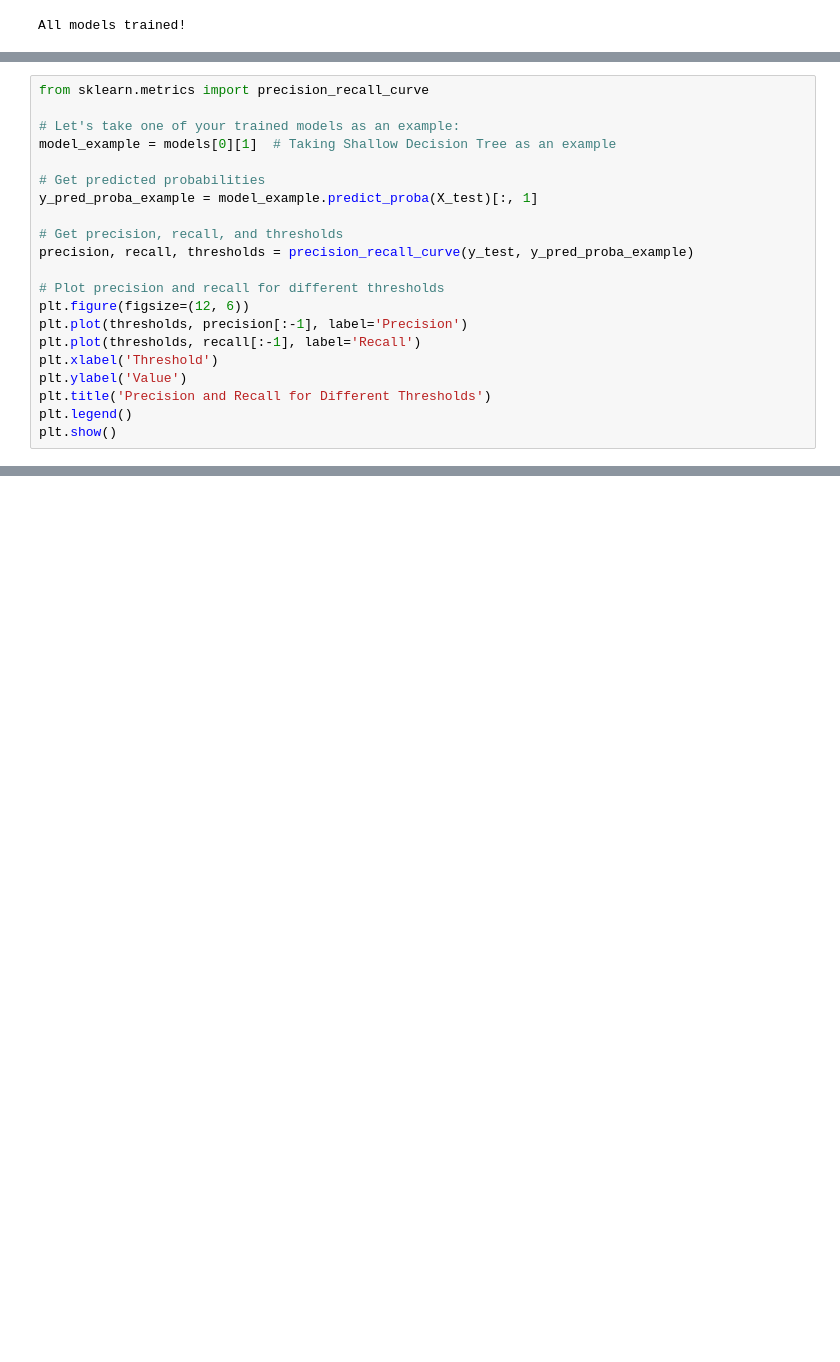
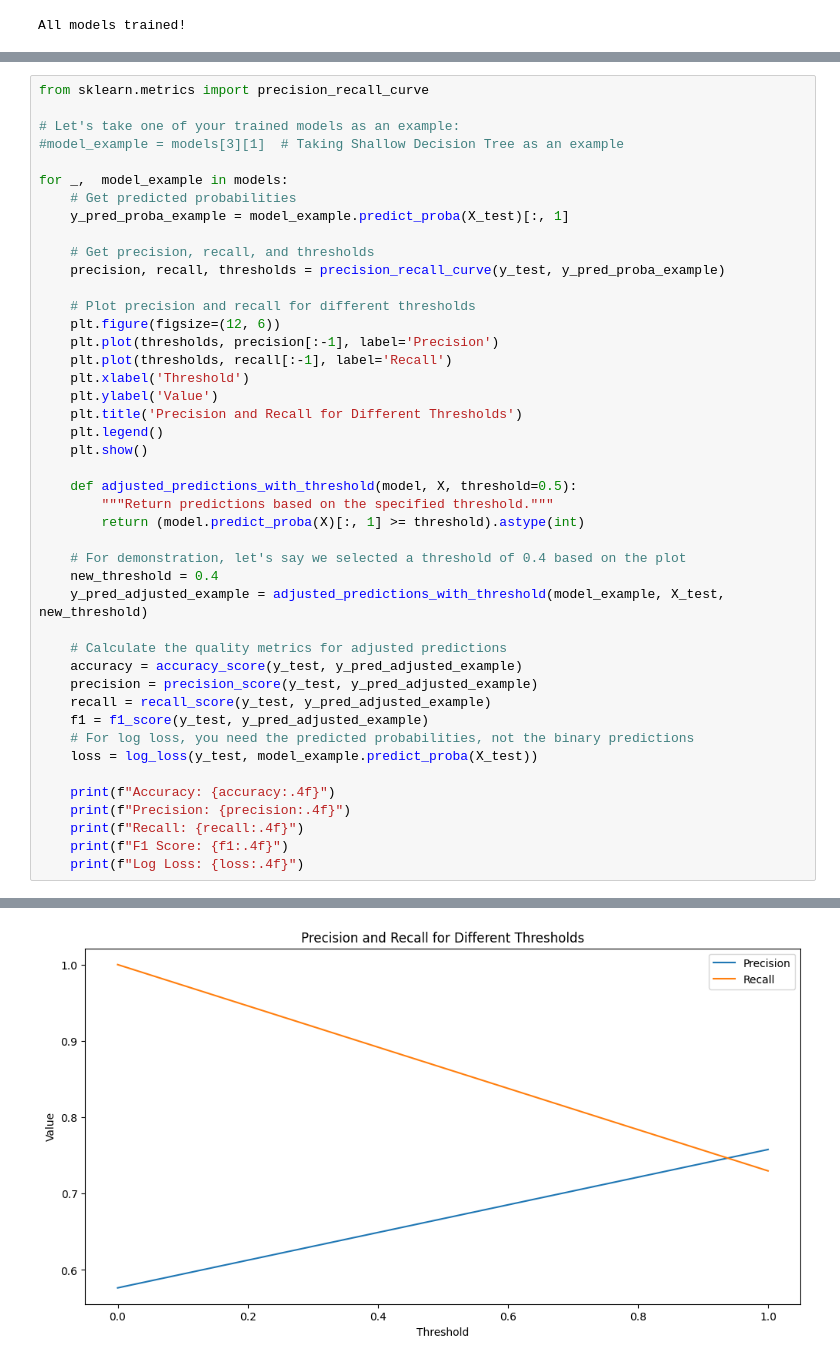
Before and after one commit to Eniark698/Machine-Learning, a Jupyter notebook: ToML/lab1.ipynb, the cells around one changed output, grey strips where cells are left out. Cells and saved outputs as stored; diff of their text form; blank space fills up the shorter version.

```diff
--- a/ToML/lab1.ipynb
+++ b/ToML/lab1.ipynb
@@ -188,22 +188,45 @@ print(results_adjusted_df)
 from sklearn.metrics import precision_recall_curve
 
 # Let's take one of your trained models as an example:
-model_example = models[0][1]  # Taking Shallow Decision Tree as an example
+#model_example = models[3][1]  # Taking Shallow Decision Tree as an example
 
-# Get predicted probabilities
-y_pred_proba_example = model_example.predict_proba(X_test)[:, 1]
+for _,  model_example in models:
+    # Get predicted probabilities
+    y_pred_proba_example = model_example.predict_proba(X_test)[:, 1]
 
-# Get precision, recall, and thresholds
-precision, recall, thresholds = precision_recall_curve(y_test, y_pred_proba_example)
+    # Get precision, recall, and thresholds
+    precision, recall, thresholds = precision_recall_curve(y_test, y_pred_proba_example)
 
-# Plot precision and recall for different thresholds
-plt.figure(figsize=(12, 6))
-plt.plot(thresholds, precision[:-1], label='Precision')
-plt.plot(thresholds, recall[:-1], label='Recall')
-plt.xlabel('Threshold')
-plt.ylabel('Value')
-plt.title('Precision and Recall for Different Thresholds')
-plt.legend()
-plt.show()
+    # Plot precision and recall for different thresholds
+    plt.figure(figsize=(12, 6))
+    plt.plot(thresholds, precision[:-1], label='Precision')
+    plt.plot(thresholds, recall[:-1], label='Recall')
+    plt.xlabel('Threshold')
+    plt.ylabel('Value')
+    plt.title('Precision and Recall for Different Thresholds')
+    plt.legend()
+    plt.show()
+
+    def adjusted_predictions_with_threshold(model, X, threshold=0.5):
+        """Return predictions based on the specified threshold."""
+        return (model.predict_proba(X)[:, 1] >= threshold).astype(int)
+
+    # For demonstration, let's say we selected a threshold of 0.4 based on the plot
+    new_threshold = 0.4
+    y_pred_adjusted_example = adjusted_predictions_with_threshold(model_example, X_test, new_threshold)
+
+    # Calculate the quality metrics for adjusted predictions
+    accuracy = accuracy_score(y_test, y_pred_adjusted_example)
+    precision = precision_score(y_test, y_pred_adjusted_example)
+    recall = recall_score(y_test, y_pred_adjusted_example)
+    f1 = f1_score(y_test, y_pred_adjusted_example)
+    # For log loss, you need the predicted probabilities, not the binary predictions
+    loss = log_loss(y_test, model_example.predict_proba(X_test))
+
+    print(f"Accuracy: {accuracy:.4f}")
+    print(f"Precision: {precision:.4f}")
+    print(f"Recall: {recall:.4f}")
+    print(f"F1 Score: {f1:.4f}")
+    print(f"Log Loss: {loss:.4f}")
 # %% [output]
 [figure]
@@ -209,0 +238 @@ plt.show()
+[figure, added]
```
Also changed, not shown: parts of 5 cells of this notebook.
